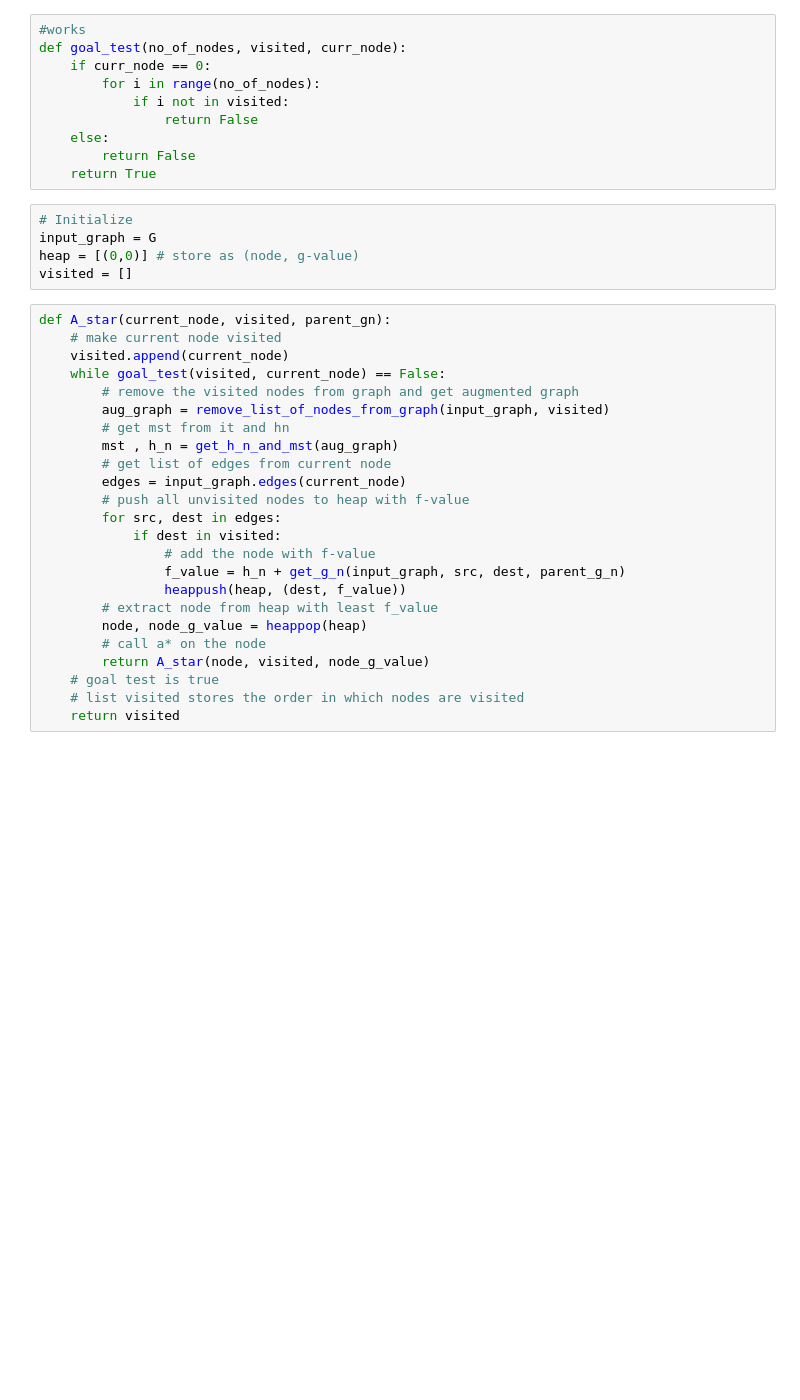
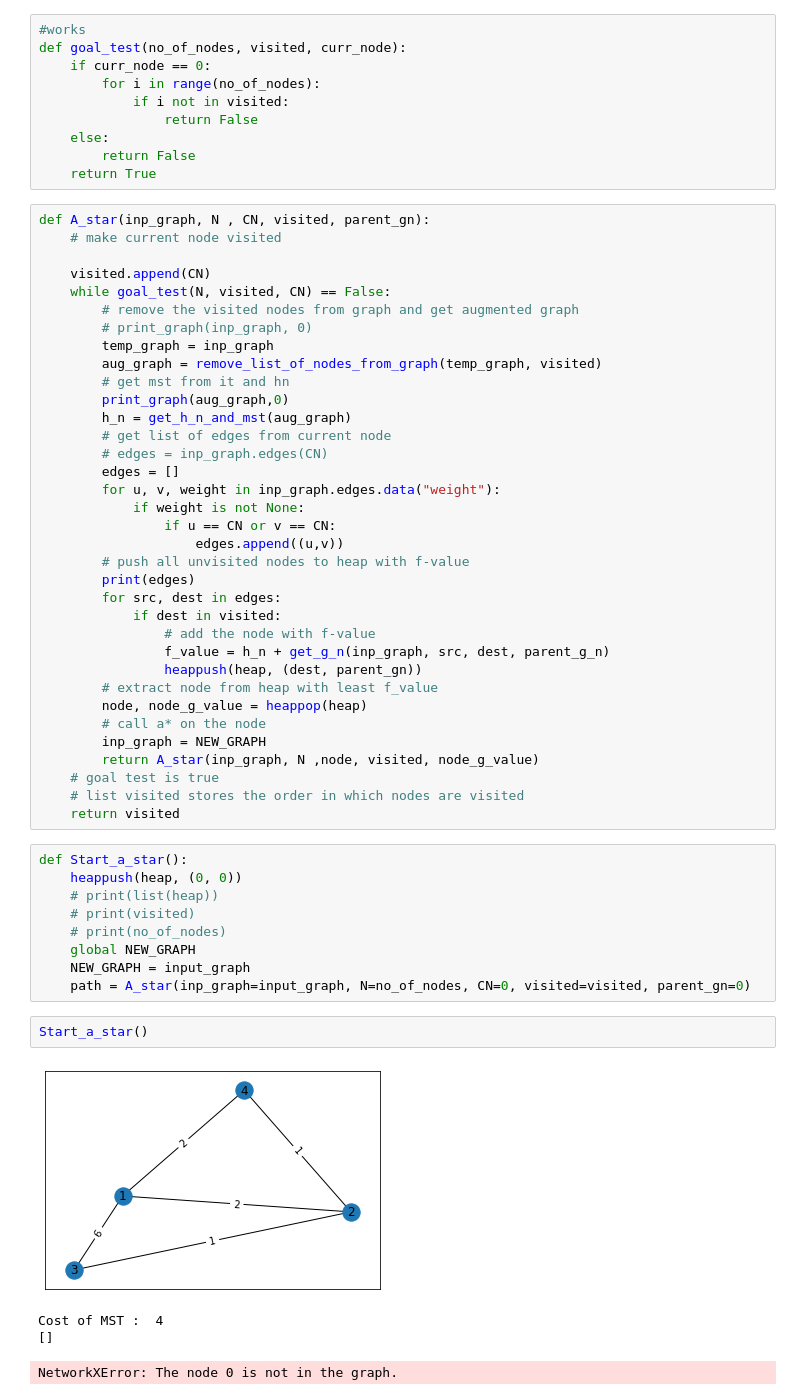
Before and after one commit to nitinosiris/tsp, a Jupyter notebook: main.ipynb, the cells around one changed output. Saved outputs shown, nothing was run; the diff lists cells and outputs as text; blank space fills up the shorter version.

```diff
--- a/main.ipynb
+++ b/main.ipynb
@@ -147,32 +111,54 @@ def goal_test(no_of_nodes, visited, curr_node):
     else:
         return False
     return True
-# %%
-# Initialize
-input_graph = G
-heap = [(0,0)] # store as (node, g-value)
-visited = []
 # %%
-def A_star(current_node, visited, parent_gn):
+def A_star(inp_graph, N , CN, visited, parent_gn):
     # make current node visited
-    visited.append(current_node)
-    while goal_test(visited, current_node) == False:
+
+    visited.append(CN)
+    while goal_test(N, visited, CN) == False:
         # remove the visited nodes from graph and get augmented graph
-        aug_graph = remove_list_of_nodes_from_graph(input_graph, visited)
+        # print_graph(inp_graph, 0)
+        temp_graph = inp_graph
+        aug_graph = remove_list_of_nodes_from_graph(temp_graph, visited)
         # get mst from it and hn
-        mst , h_n = get_h_n_and_mst(aug_graph)
+        print_graph(aug_graph,0)
+        h_n = get_h_n_and_mst(aug_graph)
         # get list of edges from current node
-        edges = input_graph.edges(current_node)
+        # edges = inp_graph.edges(CN)
+        edges = []
+        for u, v, weight in inp_graph.edges.data("weight"):
+            if weight is not None:
+                if u == CN or v == CN:
+                    edges.append((u,v))
         # push all unvisited nodes to heap with f-value
+        print(edges)
         for src, dest in edges:
             if dest in visited:
                 # add the node with f-value
-                f_value = h_n + get_g_n(input_graph, src, dest, parent_g_n)
-                heappush(heap, (dest, f_value))
+                f_value = h_n + get_g_n(inp_graph, src, dest, parent_g_n)
+                heappush(heap, (dest, parent_gn))
         # extract node from heap with least f_value
         node, node_g_value = heappop(heap)
         # call a* on the node
-        return A_star(node, visited, node_g_value)
+        inp_graph = NEW_GRAPH
+        return A_star(inp_graph, N ,node, visited, node_g_value)
     # goal test is true
     # list visited stores the order in which nodes are visited
     return visited
+# %%
+def Start_a_star():
+    heappush(heap, (0, 0))
+    # print(list(heap))
+    # print(visited)
+    # print(no_of_nodes)
+    global NEW_GRAPH
+    NEW_GRAPH = input_graph
+    path = A_star(inp_graph=input_graph, N=no_of_nodes, CN=0, visited=visited, parent_gn=0)
+# %%
+Start_a_star()
+# %% [output]
+[figure, added]
+Cost of MST :  4
+[]
+NetworkXError: The node 0 is not in the graph.
```
Also changed, not shown: parts of 11 cells of this notebook.
